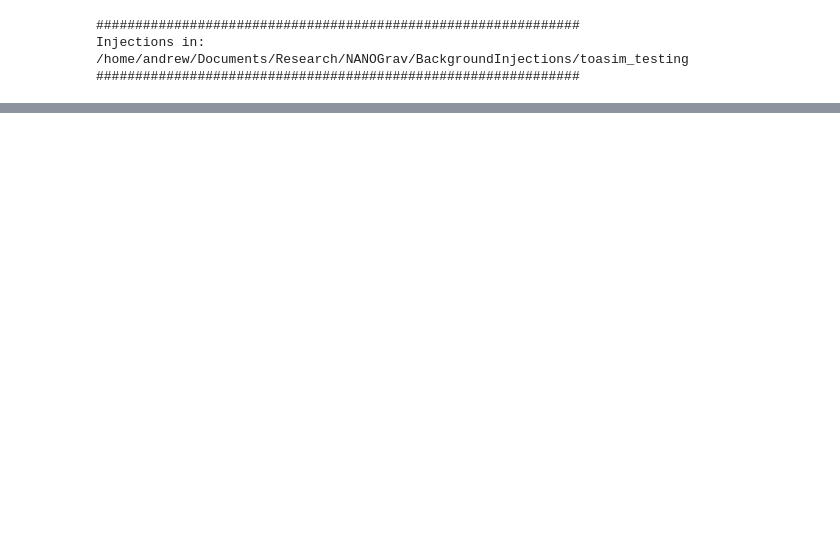
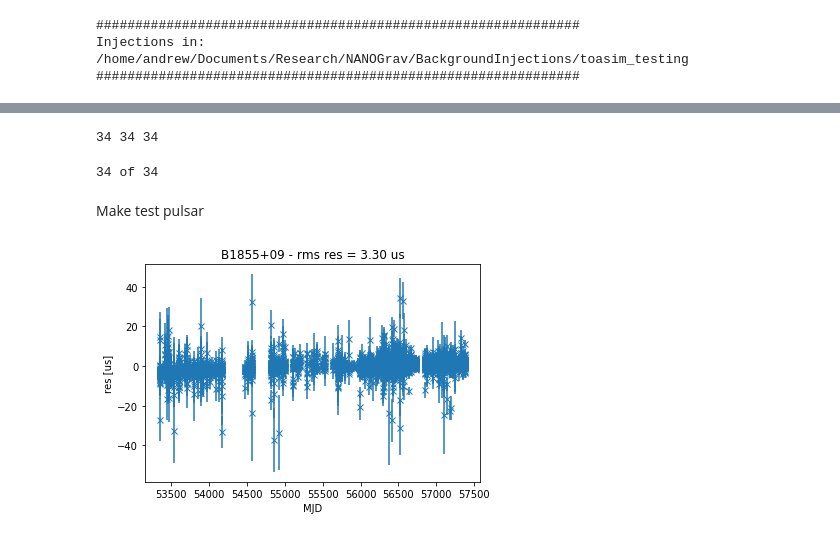
Before and after one commit to LBJ-Wade/NANOGrav, a Jupyter notebook: BackgroundInjections/toasim_testing/comparisons_v1.ipynb, the cells around one changed output, grey strips where cells are left out. Drawn from its saved outputs; the diff is of its cells as text; code cells hidden in the pictures; blank space fills up the shorter version.

```diff
--- a/BackgroundInjections/toasim_testing/comparisons_v1.ipynb
+++ b/BackgroundInjections/toasim_testing/comparisons_v1.ipynb
@@ -87,0 +94,30 @@ OSError: /home/andrew/Documents/Research/NANOGrav/BackgroundInjections/nano11/ps
+# %%
+parfiles = sorted(glob.glob(parpath+'*.par'))
+timfiles = sorted(glob.glob(timpath+'*.tim'))
+noisefiles = sorted(glob.glob(noisepath+'*.txt'))
+
+parfiles = [x for x in parfiles if x.split('/')[-1].split('.')[0].split('_')[0] in psrlist]
+timfiles = [x for x in timfiles if x.split('/')[-1].split('.')[0].split('_')[0] in psrlist]
+noisefiles = [x for x in noisefiles if x.split('/')[-1].split('_')[0] in psrlist]
+
+print(len(parfiles),len(timfiles),len(noisefiles))
+# %% [output]
+34 34 34
+# %%
+#######################################
+# PASSING THROUGH TEMPO2 VIA libstempo
+#######################################
+
+t2psr = []
+for ii in range(len(parfiles)):
+
+    t2psr.append( T2.tempopulsar(parfile = parfiles[ii], timfile = timfiles[ii],
+                                 maxobs=30000, ephem='DE436') )
+
+    if np.any(np.isfinite(t2psr[ii].residuals())==False)==True:
+        t2psr[ii] = T2.tempopulsar(parfile = parfiles[ii], timfile = timfiles[ii])
+
+
+    print('\r{0} of {1}'.format(ii+1,len(parfiles)),flush=True,end='')
+# %% [output]
+34 of 34
@@ -87,0 +165,14 @@ OSError: /home/andrew/Documents/Research/NANOGrav/BackgroundInjections/nano11/ps
+# %% [markdown]
+Make test pulsar
+# %%
+orig_psr = t2psr[0]
+test_psr1 = T2.tempopulsar(parfile = parfiles[0], timfile = timfiles[0],
+                                 maxobs=30000, ephem='DE436')
+test_psr2 = T2.tempopulsar(parfile = parfiles[0], timfile = timfiles[0],
+                                 maxobs=30000, ephem='DE436')
+test_psr3 = T2.tempopulsar(parfile = parfiles[0], timfile = timfiles[0],
+                                 maxobs=30000, ephem='DE436')
+# %%
+LP.plotres(orig_psr)
+# %% [output]
+[figure, added]
```
Also changed, not shown: parts of 21 cells of this notebook, 2 other files.
